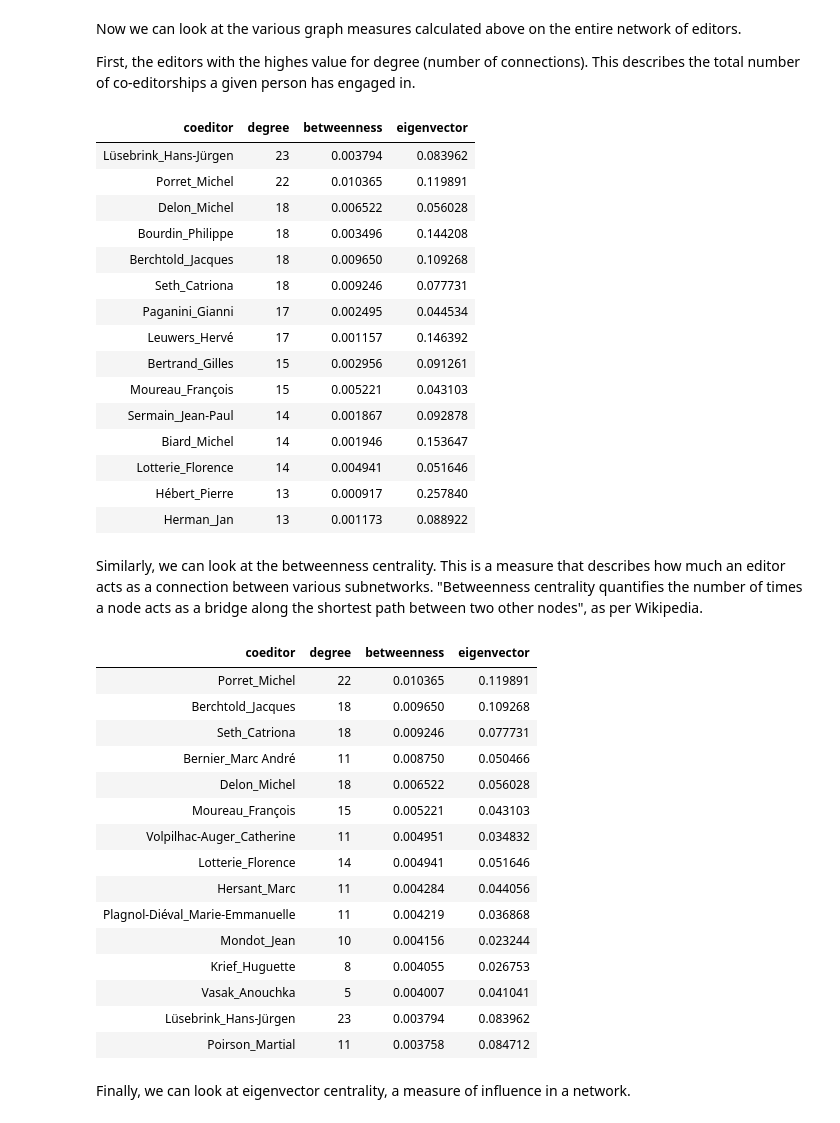
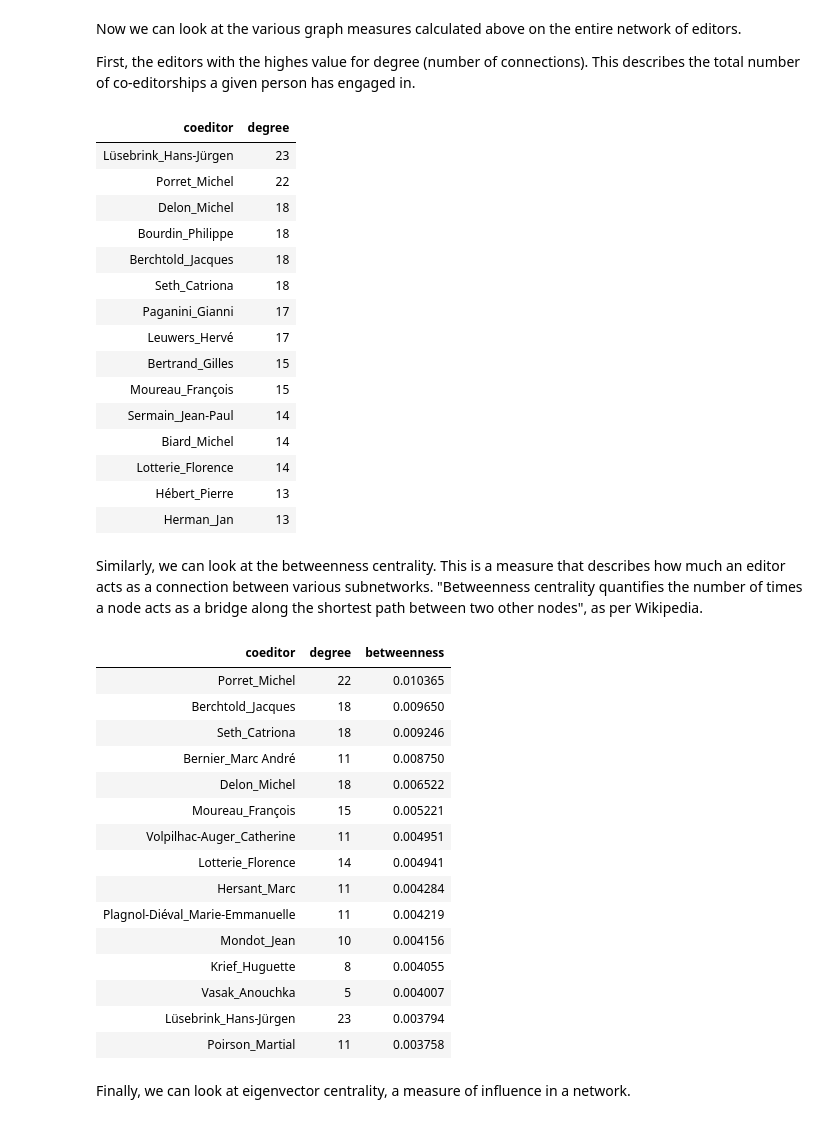
Before and after one commit to christofs/BIB18, a Jupyter notebook: coeditors.ipynb, the cells around one changed output. Drawn from its saved outputs; the diff is of its cells as text; code cells hidden in the pictures.

```diff
--- a/coeditors.ipynb
+++ b/coeditors.ipynb
@@ -393,50 +393,51 @@ First, the editors with the highes value for degree (number of connections). Thi
 # %%
 def show_degree(measures):
     measures.sort_values(by="degree", ascending=False, inplace=True)
-    #measures.drop("betweenness", axis=1, inplace=True)
-    display(HTML(measures.head(15).to_html(index=False)))
+    degree = measures.drop(["betweenness", "eigenvector"], axis=1, inplace=False)
+    display(HTML(degree.head(15).to_html(index=False)))
 show_degree(measures)
 # %% [output]
-| coeditor | degree | betweenness | eigenvector |
-| Lüsebrink_Hans-Jürgen | 23 | 0.003794 | 0.083962 |
-| Porret_Michel | 22 | 0.010365 | 0.119891 |
-| Delon_Michel | 18 | 0.006522 | 0.056028 |
-| Bourdin_Philippe | 18 | 0.003496 | 0.144208 |
-| Berchtold_Jacques | 18 | 0.009650 | 0.109268 |
-| Seth_Catriona | 18 | 0.009246 | 0.077731 |
-| Paganini_Gianni | 17 | 0.002495 | 0.044534 |
-| Leuwers_Hervé | 17 | 0.001157 | 0.146392 |
-| Bertrand_Gilles | 15 | 0.002956 | 0.091261 |
-| Moureau_François | 15 | 0.005221 | 0.043103 |
-| Sermain_Jean-Paul | 14 | 0.001867 | 0.092878 |
-| Biard_Michel | 14 | 0.001946 | 0.153647 |
-| Lotterie_Florence | 14 | 0.004941 | 0.051646 |
-| Hébert_Pierre | 13 | 0.000917 | 0.257840 |
-| Herman_Jan | 13 | 0.001173 | 0.088922 |
+| coeditor | degree |
+| Lüsebrink_Hans-Jürgen | 23 |
+| Porret_Michel | 22 |
+| Delon_Michel | 18 |
+| Bourdin_Philippe | 18 |
+| Berchtold_Jacques | 18 |
+| Seth_Catriona | 18 |
+| Paganini_Gianni | 17 |
+| Leuwers_Hervé | 17 |
+| Bertrand_Gilles | 15 |
+| Moureau_François | 15 |
+| Sermain_Jean-Paul | 14 |
+| Biard_Michel | 14 |
+| Lotterie_Florence | 14 |
+| Hébert_Pierre | 13 |
+| Herman_Jan | 13 |
 # %% [markdown]
 Similarly, we can look at the betweenness centrality. This is a measure that describes how much an editor acts as a connection between various subnetworks. "Betweenness centrality quantifies the number of times a node acts as a bridge along the shortest path between two other nodes", as per Wikipedia.
 # %%
 def show_betweenness(measures):
     measures.sort_values(by="betweenness", ascending=False, inplace=True)
-    display(HTML(measures.head(15).to_html(index=False)))
+    betweenness = measures.drop(["eigenvector"], axis=1, inplace=False)
+    display(HTML(betweenness.head(15).to_html(index=False)))
 show_betweenness(measures)
 # %% [output]
-| coeditor | degree | betweenness | eigenvector |
-| Porret_Michel | 22 | 0.010365 | 0.119891 |
-| Berchtold_Jacques | 18 | 0.009650 | 0.109268 |
-| Seth_Catriona | 18 | 0.009246 | 0.077731 |
-| Bernier_Marc André | 11 | 0.008750 | 0.050466 |
-| Delon_Michel | 18 | 0.006522 | 0.056028 |
-| Moureau_François | 15 | 0.005221 | 0.043103 |
-| Volpilhac-Auger_Catherine | 11 | 0.004951 | 0.034832 |
-| Lotterie_Florence | 14 | 0.004941 | 0.051646 |
-| Hersant_Marc | 11 | 0.004284 | 0.044056 |
-| Plagnol-Diéval_Marie-Emmanuelle | 11 | 0.004219 | 0.036868 |
-| Mondot_Jean | 10 | 0.004156 | 0.023244 |
-| Krief_Huguette | 8 | 0.004055 | 0.026753 |
-| Vasak_Anouchka | 5 | 0.004007 | 0.041041 |
-| Lüsebrink_Hans-Jürgen | 23 | 0.003794 | 0.083962 |
-| Poirson_Martial | 11 | 0.003758 | 0.084712 |
+| coeditor | degree | betweenness |
+| Porret_Michel | 22 | 0.010365 |
+| Berchtold_Jacques | 18 | 0.009650 |
+| Seth_Catriona | 18 | 0.009246 |
+| Bernier_Marc André | 11 | 0.008750 |
+| Delon_Michel | 18 | 0.006522 |
+| Moureau_François | 15 | 0.005221 |
+| Volpilhac-Auger_Catherine | 11 | 0.004951 |
+| Lotterie_Florence | 14 | 0.004941 |
+| Hersant_Marc | 11 | 0.004284 |
+| Plagnol-Diéval_Marie-Emmanuelle | 11 | 0.004219 |
+| Mondot_Jean | 10 | 0.004156 |
+| Krief_Huguette | 8 | 0.004055 |
+| Vasak_Anouchka | 5 | 0.004007 |
+| Lüsebrink_Hans-Jürgen | 23 | 0.003794 |
+| Poirson_Martial | 11 | 0.003758 |
 # %% [markdown]
 Finally, we can look at eigenvector centrality, a measure of influence in a network.
 # %%
```
Also changed, not shown: parts of 2 cells of this notebook, 4 other files.
